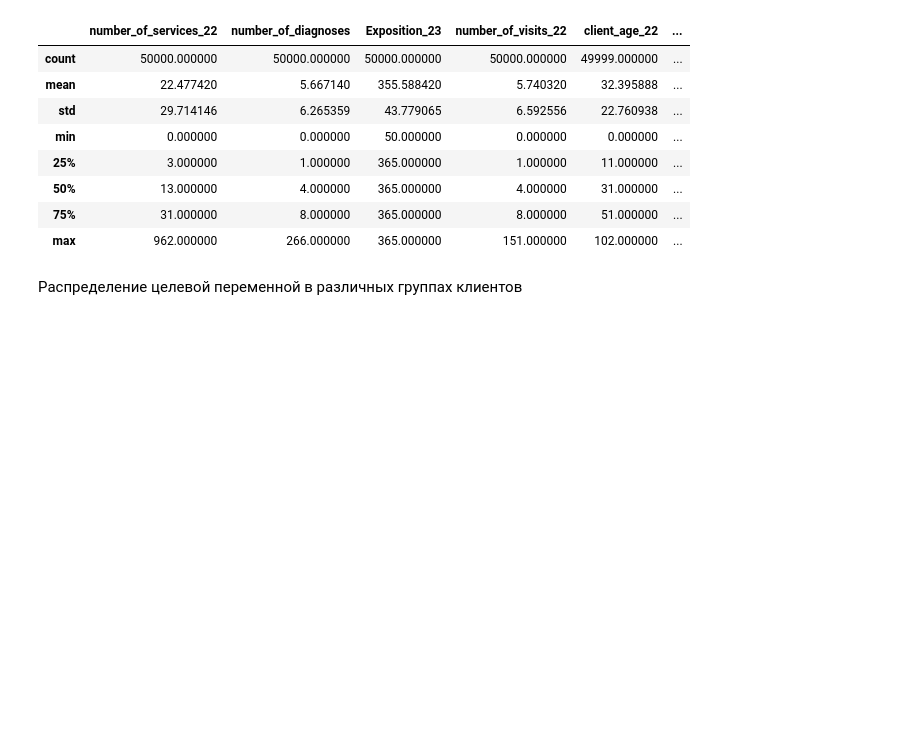
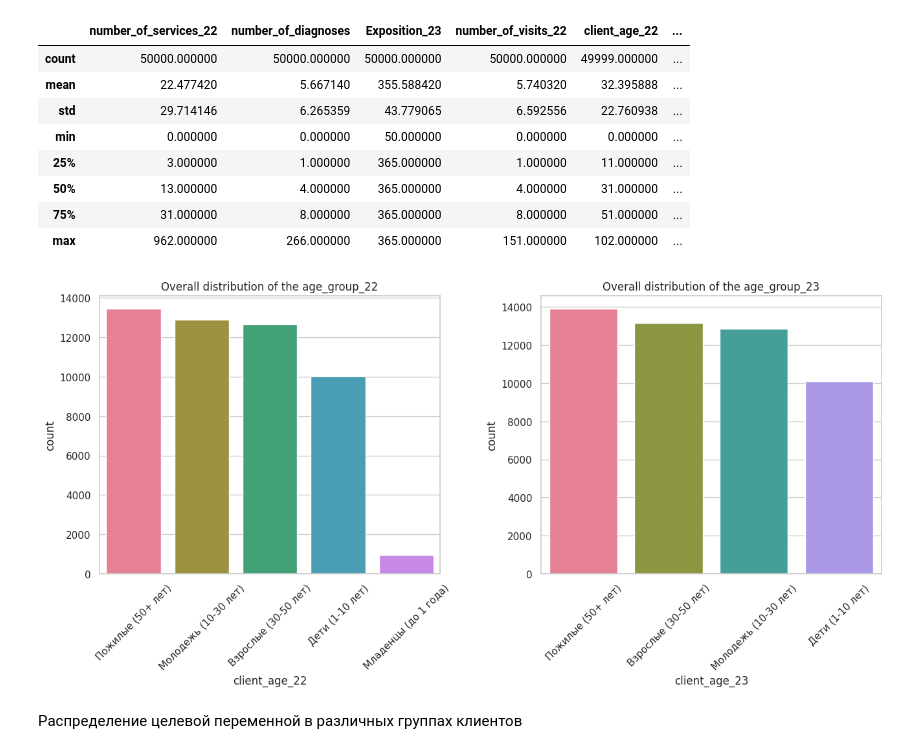
Before and after one commit to denis-42ds/customer_visit_forecasts, a Jupyter notebook: visits_number_predict.ipynb, the cells around one changed output. Drawn from its saved outputs; the diff is of its cells as text; code cells hidden in the pictures; blank space fills up the shorter version.

```diff
--- a/visits_number_predict.ipynb
+++ b/visits_number_predict.ipynb
@@ -301,6 +306,52 @@ data[num_features+target].describe()
 | 50% | 13.000000 | 4.000000 | 365.000000 | 4.000000 | 31.000000 | ... |
 | 75% | 31.000000 | 8.000000 | 365.000000 | 8.000000 | 51.000000 | ... |
 | max | 962.000000 | 266.000000 | 365.000000 | 151.000000 | 102.000000 | ... |
+# %%
+def categorize_age(age):
+    if age < 1:
+        return 1
+    elif age < 10:
+        return 2
+    elif age < 30:
+        return 3
+    elif age < 50:
+        return 4
+    else:
+        return 5
+
+age_groups_labels = {
+    1: 'Младенцы (до 1 года)',
+    2: 'Дети (1-10 лет)',
+    3: 'Молодежь (10-30 лет)',
+    4: 'Взрослые (30-50 лет)',
+    5: 'Пожилые (50+ лет)'
+}
+
+fig, axs = plt.subplots(1, 2)
+fig.tight_layout(pad=1.0)
+fig.set_size_inches(14, 5, forward=True)
+
+sns.barplot(data=data['client_age_22'].apply(categorize_age).map(age_groups_labels).value_counts().reset_index(),
+            x='client_age_22',
+            y='count',
+            hue='client_age_22',
+            ax=axs[0],
+            palette=sns.color_palette("husl", len(data['client_age_22'].apply(categorize_age).value_counts().reset_index())))
+axs[0].set_title(f"Overall distribution of the age_group_22")
+axs[0].set_xticklabels(labels=axs[0].get_xticklabels(), rotation=45)
+
+sns.barplot(data=data['client_age_23'].apply(categorize_age).map(age_groups_labels).value_counts().reset_index(),
+            x='client_age_23',
+            y='count',
+            hue='client_age_23',
+            ax=axs[1],
+            palette=sns.color_palette("husl", len(data['client_age_23'].apply(categorize_age).value_counts().reset_index())))
+axs[1].set_title(f"Overall distribution of the age_group_23")
+axs[1].set_xticklabels(labels=axs[1].get_xticklabels(), rotation=45)
+
+plt.show()
+# %% [output]
+[figure, added]
 # %% [markdown]
 Распределение целевой переменной в различных группах клиентов
 # %%
```
Also changed, not shown: parts of 41 cells of this notebook, 1 other file.
